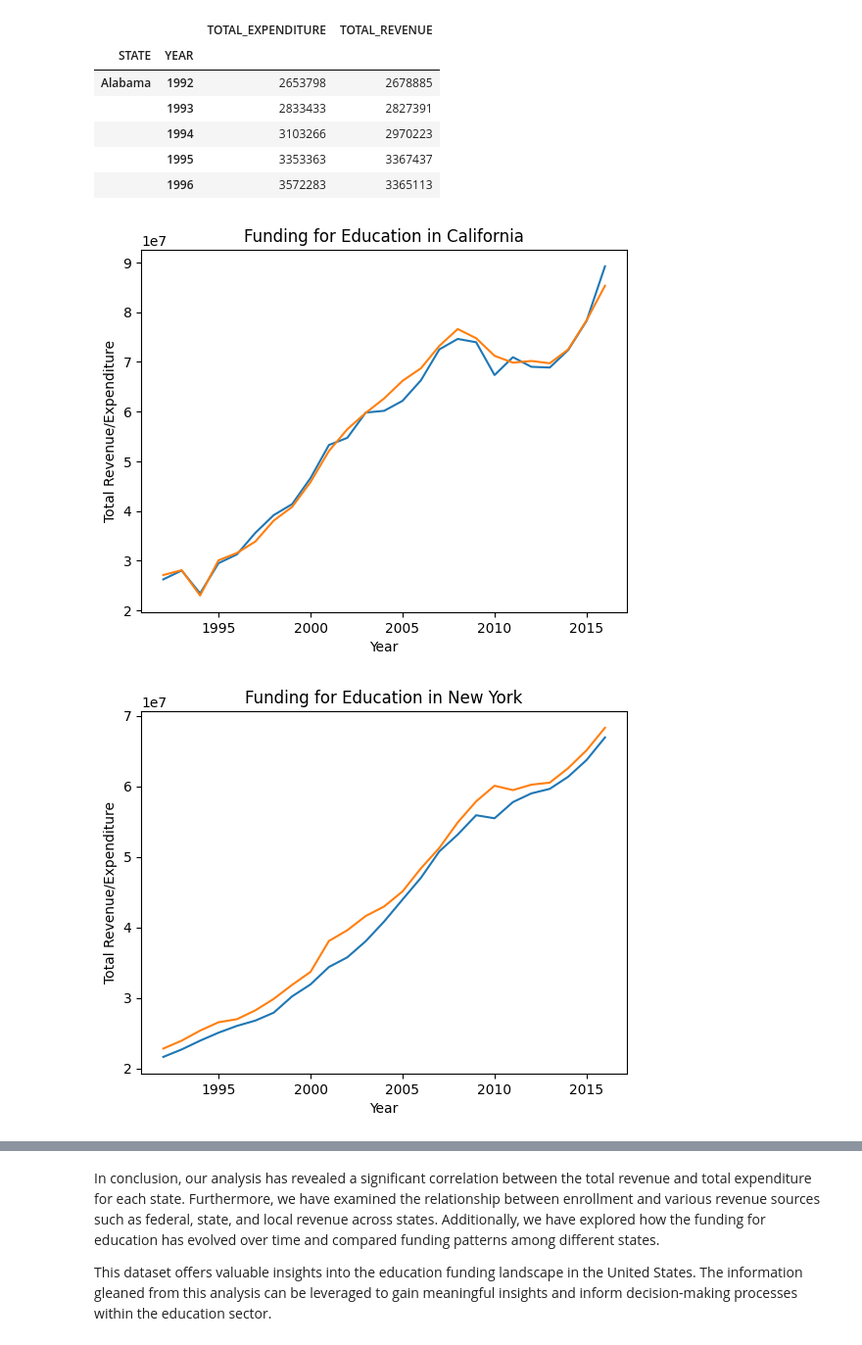
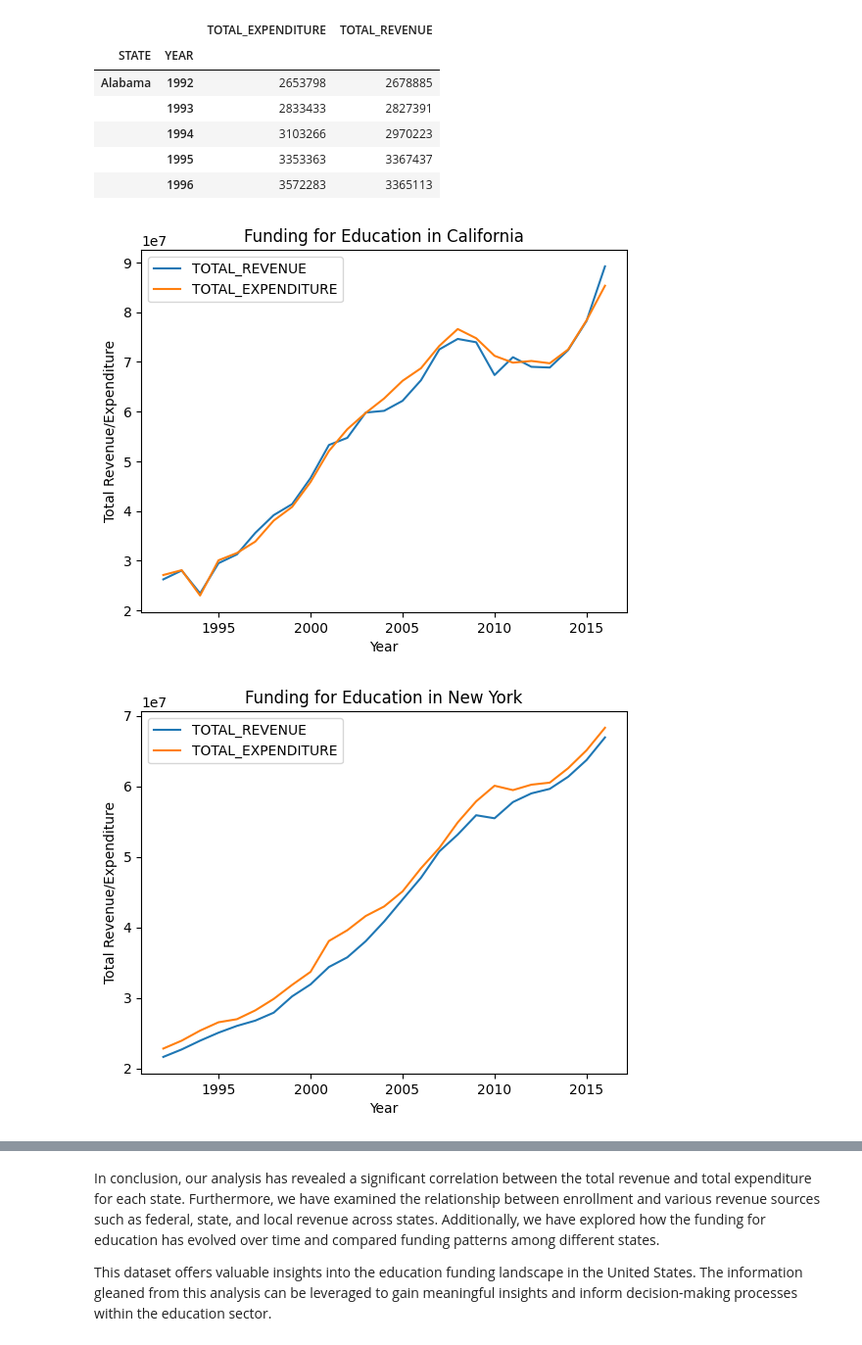
Before and after one commit to MeghanaSai74818/Data-Analysis, a Jupyter notebook: Education Funding Analysis/United_States_Educational_Finances_Analysis.ipynb, the cells around one changed output, grey strips where cells are left out. Shown at 98% size. Saved outputs shown, nothing was run; the diff lists cells and outputs as text; code cells hidden in the pictures.

```diff
--- a/Education Funding Analysis/United_States_Educational_Finances_Analysis.ipynb
+++ b/Education Funding Analysis/United_States_Educational_Finances_Analysis.ipynb
@@ -209,0 +316,10 @@ plt.show()
+# %%
+data_states['DEFICIT'] = data_states['TOTAL_REVENUE'] - data_states['TOTAL_EXPENDITURE']
+average_deficit_by_state = data_states.groupby('STATE')['DEFICIT'].mean()
+least_affected_states = average_deficit_by_state.nlargest(5)
+most_affected_states = average_deficit_by_state.nsmallest(5)
+
+print("5 Most affected states:")
+print(most_affected_states)
+print("\n5 Least affected states:")
+print(least_affected_states)
@@ -209,0 +344,14 @@ plt.show()
+# %%
+data_grp_s = data_states.pivot_table(index=['STATE', 'YEAR'], values=['TOTAL_REVENUE', 'TOTAL_EXPENDITURE'])
+data_grp_s.head()
+sts = ['California', 'New York', 'Texas', 'Florida', 'Pennsylvania', 'Indiana','Ohio', 'Connecticut', 'Hawaii', 'Maryland']
+
+for s in sts:
+  state_data = data_grp_s.loc[s]
+  plt.plot(state_data['TOTAL_REVENUE'])
+  plt.plot(state_data['TOTAL_EXPENDITURE'])
+  plt.xlabel('Year')
+  plt.ylabel('Total Revenue/Expenditure')
+  plt.title(f'Funding for Education in {s}')
+  plt.legend(labels = ['TOTAL_REVENUE', 'TOTAL_EXPENDITURE'],)
+  plt.show()
@@ -516,14 +662,15 @@ data_grp_sy.head()
 # %%
 states = ['California', 'New York', 'Texas', 'Florida', 'Illinois', 'Pennsylvania', 'Ohio', 'Georgia', 'North Carolina', 'Michigan']
 
 for state in states:
   state_data = data_grp_sy.loc[state]
   plt.plot(state_data['TOTAL_REVENUE'])
   plt.plot(state_data['TOTAL_EXPENDITURE'])
   plt.xlabel('Year')
   plt.ylabel('Total Revenue/Expenditure')
   plt.title(f'Funding for Education in {state}')
+  plt.legend(labels = ['TOTAL_REVENUE', 'TOTAL_EXPENDITURE'],)
   plt.show()
 # %% [output]
-[figure, old version]
+[figure, new version]
-[figure, old version]
+[figure, new version]
```
Also changed, not shown: parts of 18 cells of this notebook.
